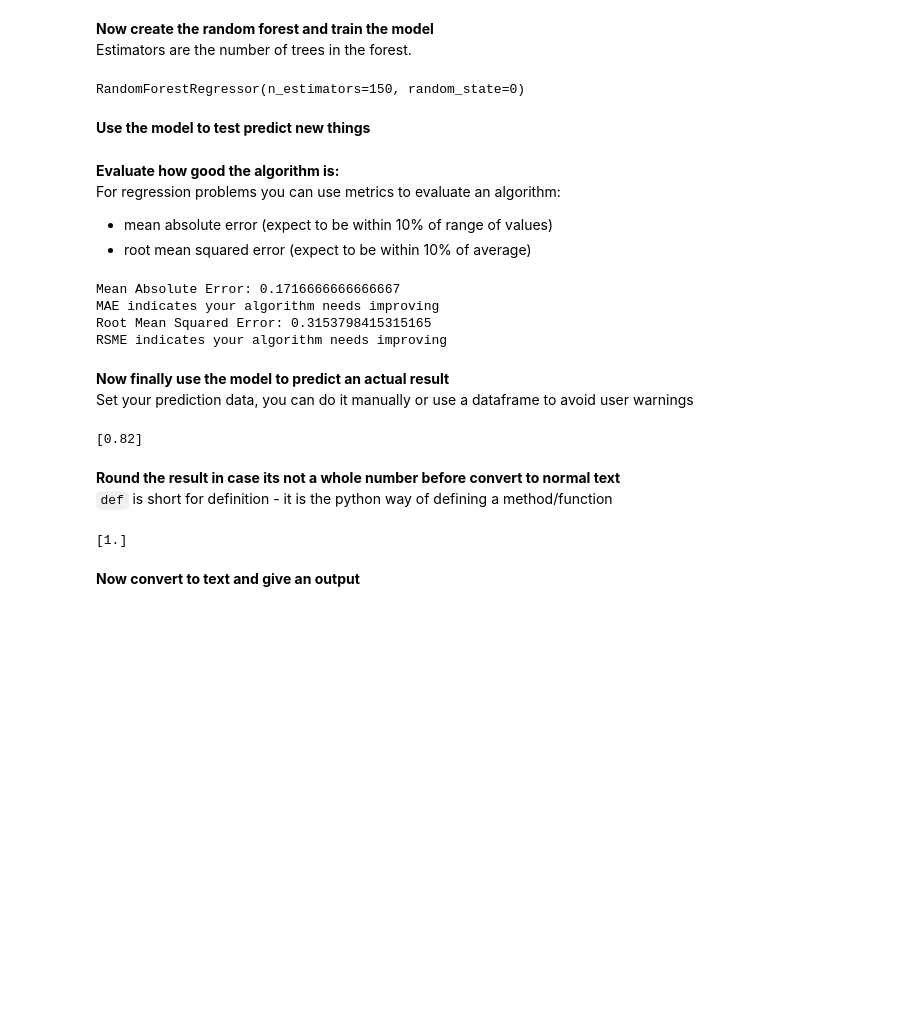
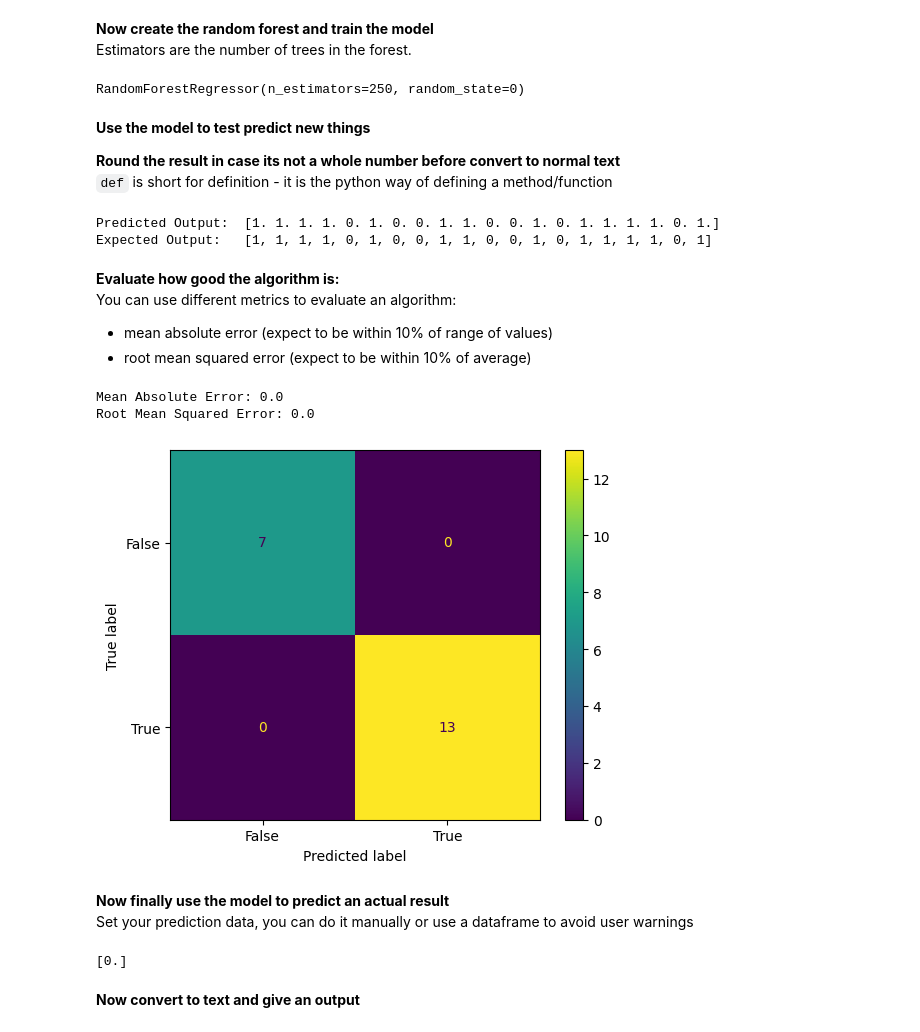
Before and after one commit to Cromana22/mod005444-p110136416-ele010, a Jupyter notebook: z-MOD005444-P110136416-ELE010-Forest.ipynb, the cells around one changed output. Saved outputs shown, nothing was run; the diff lists cells and outputs as text; code cells hidden in the pictures; blank space fills up the shorter version.

```diff
--- a/z-MOD005444-P110136416-ELE010-Forest.ipynb
+++ b/z-MOD005444-P110136416-ELE010-Forest.ipynb
@@ -9,7 +11,7 @@ from sklearn.preprocessing import StandardScaler
 # %% [markdown]
 **Import the dataset**
 # %%
-dataSet = pandas.read_csv("z-AssignmentTrainingData100.csv")
+dataSet = pandas.read_csv("z-AssignmentTrainingData100-JamieComplex.csv")
 #print(dataSet)
 # %% [markdown]
 **Convert non-numerical fields to numerical values**
@@ -40,9 +42,7 @@ input_test = sc.transform(input_test)
 **Now create the random forest and train the model**
 <br>Estimators are the number of trees in the forest.
 # %%
-rForest = RandomForestRegressor(n_estimators=150, random_state=0)
+rForest = RandomForestRegressor(n_estimators=250, random_state=0)
 rForest.fit(input_train, output_train)
 # %% [output]
-RandomForestRegressor(n_estimators=150, random_state=0)
+RandomForestRegressor(n_estimators=250, random_state=0)
-# %% [markdown]
-**Use the model to test predict new things**
@@ -51,50 +49,61 @@ outcome = rForest.predict(input_test)
+# %% [markdown]
+**Use the model to test predict new things**
+
+**Round the result in case its not a whole number before convert to normal text**
+<br>`def` is short for definition - it is the python way of defining a method/function
+# %%
+outcome = rForest.predict(input_test)
+
+def round_half_up(n, decimals=0):
+    multiplier = 10 ** decimals
+    return numpy.floor(n*multiplier + 0.5) / multiplier
+
+outcome = round_half_up(outcome, decimals=0)
+
+print('Predicted Output: ', outcome)
+print('Expected Output:  ', output_test.to_list())
+# %% [output]
+Predicted Output:  [1. 1. 1. 1. 0. 1. 0. 0. 1. 1. 0. 0. 1. 0. 1. 1. 1. 1. 0. 1.]
+Expected Output:   [1, 1, 1, 1, 0, 1, 0, 0, 1, 1, 0, 0, 1, 0, 1, 1, 1, 1, 0, 1]
 # %% [markdown]
 **Evaluate how good the algorithm is:**
-<br>For regression problems you can use metrics to evaluate an algorithm:
+<br>You can use different metrics to evaluate an algorithm:
 - mean absolute error (expect to be within 10% of range of values)
 - root mean squared error (expect to be within 10% of average)
 # %%
 mae = metrics.mean_absolute_error(output_test, outcome)
 print('Mean Absolute Error:', mae)
 maeCheck = (max(output_test)-min(output_test))*0.1
 if mae > maeCheck:
     print('\033[91m'+'MAE indicates your algorithm needs improving'+'\033[0m')
 
 
 evalValue = numpy.sqrt(metrics.mean_squared_error(output_test, outcome))
 print('Root Mean Squared Error:', evalValue)
 avgOutput = numpy.average(output)
 if evalValue > avgOutput*0.1:
     print('\033[91m'+'RSME indicates your algorithm needs improving'+'\033[0m')
+
+confusion_matrix = metrics.confusion_matrix(output_test, outcome)
+cm_display = metrics.ConfusionMatrixDisplay(confusion_matrix = confusion_matrix, display_labels = [False, True])
+cm_display.plot()
+plt.show()
 # %% [output]
-Mean Absolute Error: 0.1716666666666667
-MAE indicates your algorithm needs improving
-Root Mean Squared Error: 0.3153798415315165
-RSME indicates your algorithm needs improving
+Mean Absolute Error: 0.0
+Root Mean Squared Error: 0.0
+[figure, added]
 # %% [markdown]
 **Now finally use the model to predict an actual result**
 <br>Set your prediction data, you can do it manually or use a dataframe to avoid user warnings
 # %%
 predictData = pandas.DataFrame(columns=features, index=[0])
-#predictData.loc[0] = pandas.Series({'OvertakingSpeedMPS': 30, 'OncomingSpeedMPS': 20, 'InitialSeparationM': 300})
 predictData.loc[0] = pandas.Series({'OvertakingSpeedMPS': 31.6, 'OncomingSpeedMPS': 20.8, 'InitialSeparationM': 157.6})
 
 outcome = rForest.predict(predictData)
+outcome = round_half_up(outcome, decimals=0)
 print(outcome)
 # %% [output]
-[0.82]
+[0.]
-# %% [markdown]
-**Round the result in case its not a whole number before convert to normal text**
-<br>`def` is short for definition - it is the python way of defining a method/function
-# %%
-def round_half_up(n, decimals=0):
-    multiplier = 10 ** decimals
-    return numpy.floor(n*multiplier + 0.5) / multiplier
-
-outcome = round_half_up(outcome, decimals=0)
-print(outcome)
-# %% [output]
-[1.]
 # %% [markdown]
 **Now convert to text and give an output**
 # %%
```
Also changed, not shown: parts of 3 cells of this notebook, 2 other files.
